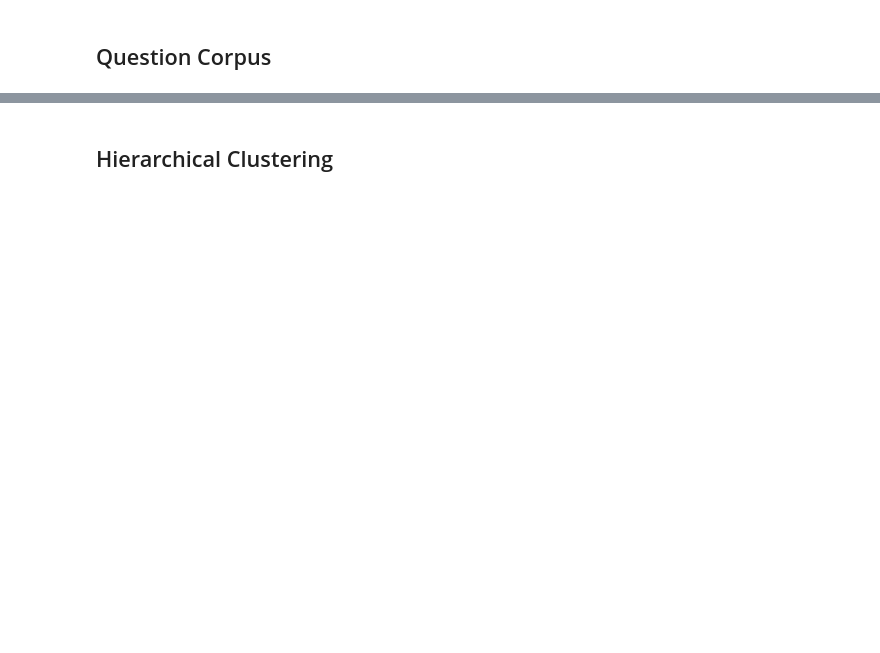
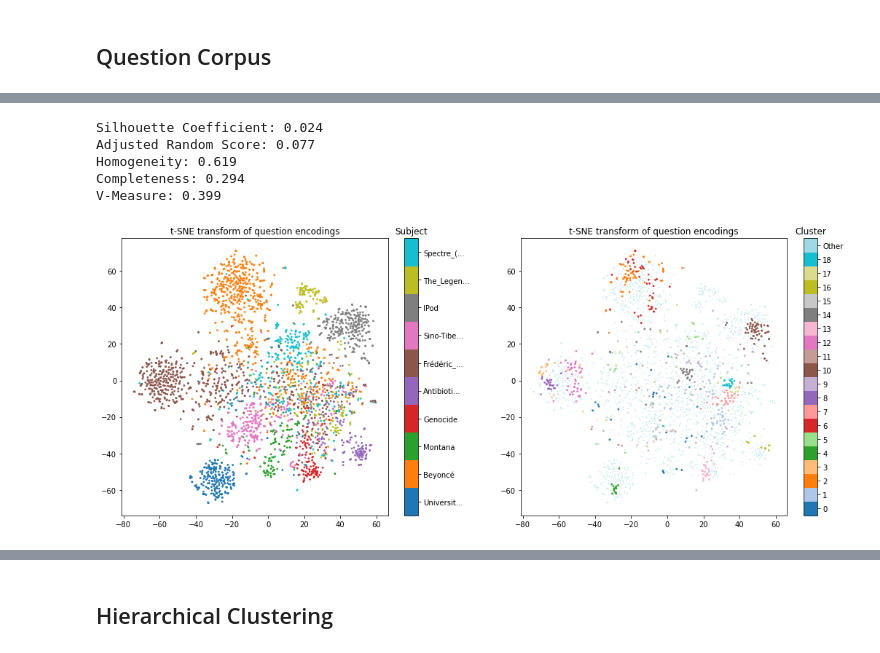
Before and after one commit to millerdw/millerdw.github.io, a Jupyter notebook: _notebooks/FindingTheWords_5/QuestionClusteringInPython.ipynb, the cells around one changed output, grey strips where cells are left out. Saved outputs shown, nothing was run; the diff lists cells and outputs as text; code cells hidden in the pictures; blank space fills up the shorter version.

```diff
--- a/_notebooks/FindingTheWords_5/QuestionClusteringInPython.ipynb
+++ b/_notebooks/FindingTheWords_5/QuestionClusteringInPython.ipynb
@@ -196,0 +268,4 @@ Cluster 1:
+# %%
+kmeans_low = KMeans(n_clusters=100, random_state=0).fit(X_train)
+subdataset = subdataset.assign(low_label = kmeans_low.labels_)
+subdataset.head()
@@ -196,0 +279,39 @@ Cluster 1:
+# %%
+print("Silhouette Coefficient: %0.3f" % silhouette_score(X_train, kmeans_low.labels_))
+print("Adjusted Random Score: %0.3f" % adjusted_rand_score(subdataset['subject_id'], kmeans_low.labels_))
+print("Homogeneity: %0.3f" % homogeneity_score(subdataset['subject_id'], kmeans_low.labels_))
+print("Completeness: %0.3f" % completeness_score(subdataset['subject_id'], kmeans_low.labels_))
+print("V-Measure: %0.3f" % v_measure_score(subdataset['subject_id'], kmeans_low.labels_))
+# %% [output]
+Silhouette Coefficient: 0.024
+Adjusted Random Score: 0.077
+Homogeneity: 0.619
+Completeness: 0.294
+V-Measure: 0.399
+# %%
+fig,ax=plt.subplots(1,2,figsize=(18,7))
+
+
+im=ax[0].scatter(x=X_train_tsne[:,0],
+                 y=X_train_tsne[:,1],
+                 s=3,
+                 c=subdataset['subject_id'],
+                 cmap=plt.cm.tab10, vmin=-0.5, vmax=9.5)
+ax[0].set_title('t-SNE transform of question encodings')
+cbar=fig.colorbar(im, ax=ax.ravel()[0], ticks=[*range(10)])
+cbar.ax.set_yticklabels([list(subject_dict.keys())[i][:9]+('...' if len(list(subject_dict.keys())[i])>9 else '') for i in range(10)])
+cbar.ax.set_title('Subject')
+
+im=ax[1].scatter(x=X_train_tsne[:,0],
+                 y=X_train_tsne[:,1],
+                 s=[3 if i<19 else 0.1 for i in subdataset['low_label']],
+                 c=[i if i<19 else 19 for i in subdataset['low_label']],
+                 cmap=plt.cm.tab20, vmin=-0.5, vmax=19.5)
+ax[1].set_title('t-SNE transform of question encodings')
+cbar=fig.colorbar(im, ax=ax.ravel()[1], ticks=[*range(20)])
+cbar.ax.set_yticklabels([str(i) if i<19 else 'Other' for i in range(20)])
+cbar.ax.set_title('Cluster')
+
+plt.show()
+# %% [output]
+[figure, added]
```
Also changed, not shown: parts of 62 cells of this notebook, 2 other files.
